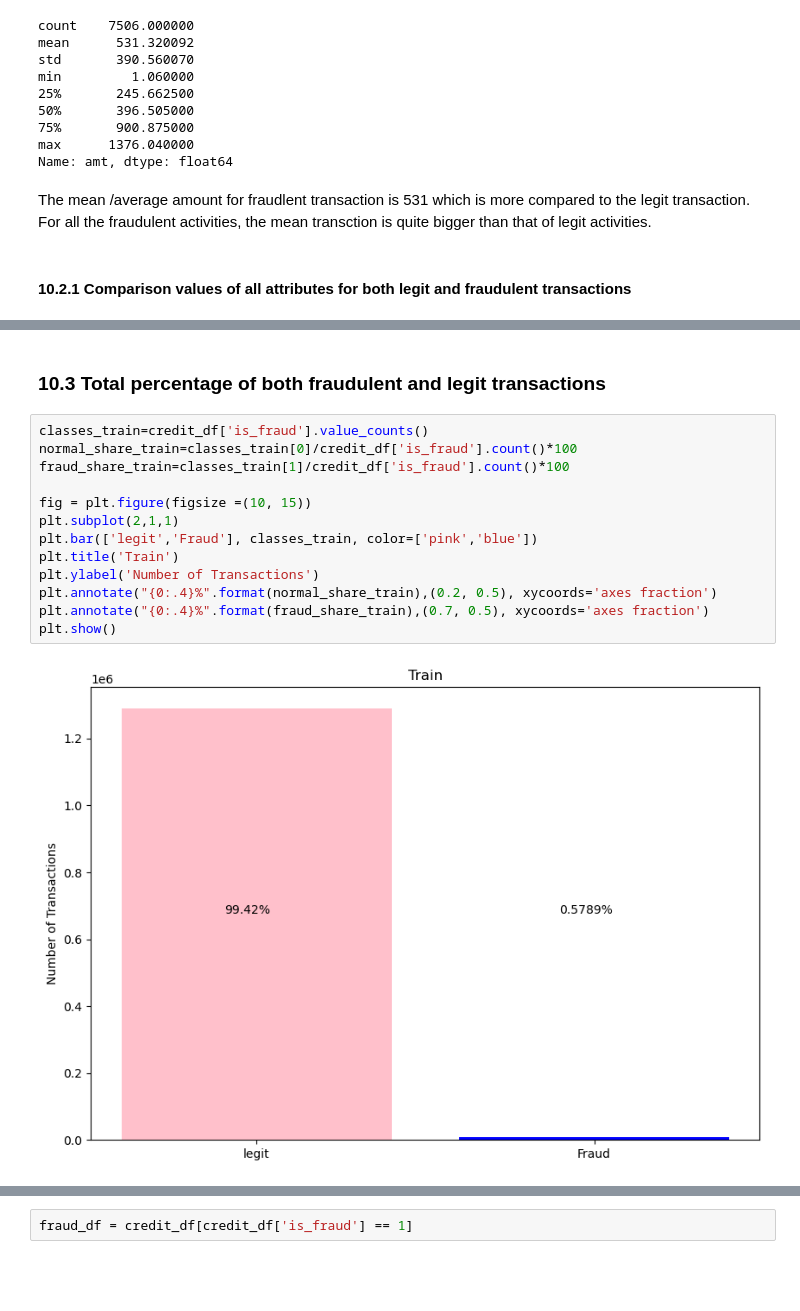
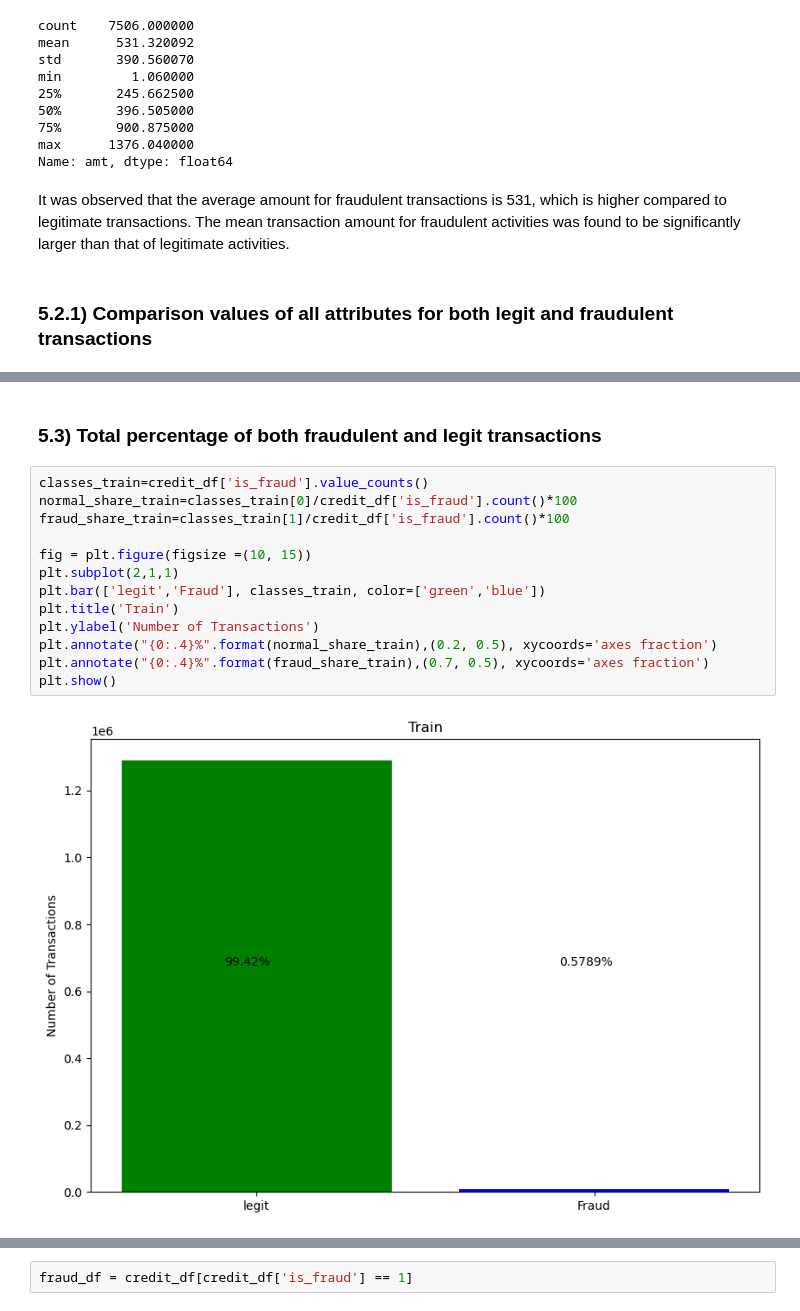
Before and after one commit to K-made/Creditcard-FraudBusters, a Jupyter notebook: credit-cards.ipynb, the cells around one changed output, grey strips where cells are left out. Cells and saved outputs as stored; diff of their text form; blank space fills up the shorter version.

```diff
--- a/credit-cards.ipynb
+++ b/credit-cards.ipynb
@@ -485,9 +487,9 @@ min         1.060000
 max      1376.040000
 Name: amt, dtype: float64
 # %% [markdown]
-The mean /average amount for fraudlent transaction is 531 which is more compared to the legit transaction. For all the fraudulent activities, the mean transction is quite bigger than that of legit activities.
+It was observed that the average amount for fraudulent transactions is 531, which is higher compared to legitimate transactions. The mean transaction amount for fraudulent activities was found to be significantly larger than that of legitimate activities.
 # %% [markdown]
-#### 10.2.1 Comparison values of all attributes  for both legit and fraudulent transactions
+### 5.2.1) Comparison values of all attributes  for both legit and fraudulent transactions
 # %%
 credit_df.groupby('is_fraud').mean()
 # %% [output]
@@ -496,20 +498,20 @@ credit_df.groupby('is_fraud').mean()
 | 0 | 4.172901e+17 | 67.667110 | 48805.107481 | 38.536888 | -90.228142 | 88775.228137 | 1.349249e+09 | 38.536659 | -90.228274 | 12.797679 |
 | 1 | 4.003577e+17 | 531.320092 | 48038.714229 | 38.663609 | -89.916041 | 97276.763256 | 1.348389e+09 | 38.653901 | -89.915808 | 14.037836 |
 # %% [markdown]
-### 10.3 Total percentage of both fraudulent and legit transactions
+### 5.3) Total percentage of both fraudulent and legit transactions
 # %%
 classes_train=credit_df['is_fraud'].value_counts()
 normal_share_train=classes_train[0]/credit_df['is_fraud'].count()*100
 fraud_share_train=classes_train[1]/credit_df['is_fraud'].count()*100
 
 fig = plt.figure(figsize =(10, 15))
 plt.subplot(2,1,1)
-plt.bar(['legit','Fraud'], classes_train, color=['pink','blue'])
+plt.bar(['legit','Fraud'], classes_train, color=['green','blue'])
 plt.title('Train')
 plt.ylabel('Number of Transactions')
 plt.annotate("{0:.4}%".format(normal_share_train),(0.2, 0.5), xycoords='axes fraction')
 plt.annotate("{0:.4}%".format(fraud_share_train),(0.7, 0.5), xycoords='axes fraction')
 plt.show()
 # %% [output]
-[figure, old version]
+[figure, new version]
 # %% [markdown]
```
Also changed, not shown: parts of 202 cells of this notebook, 7 other files.
